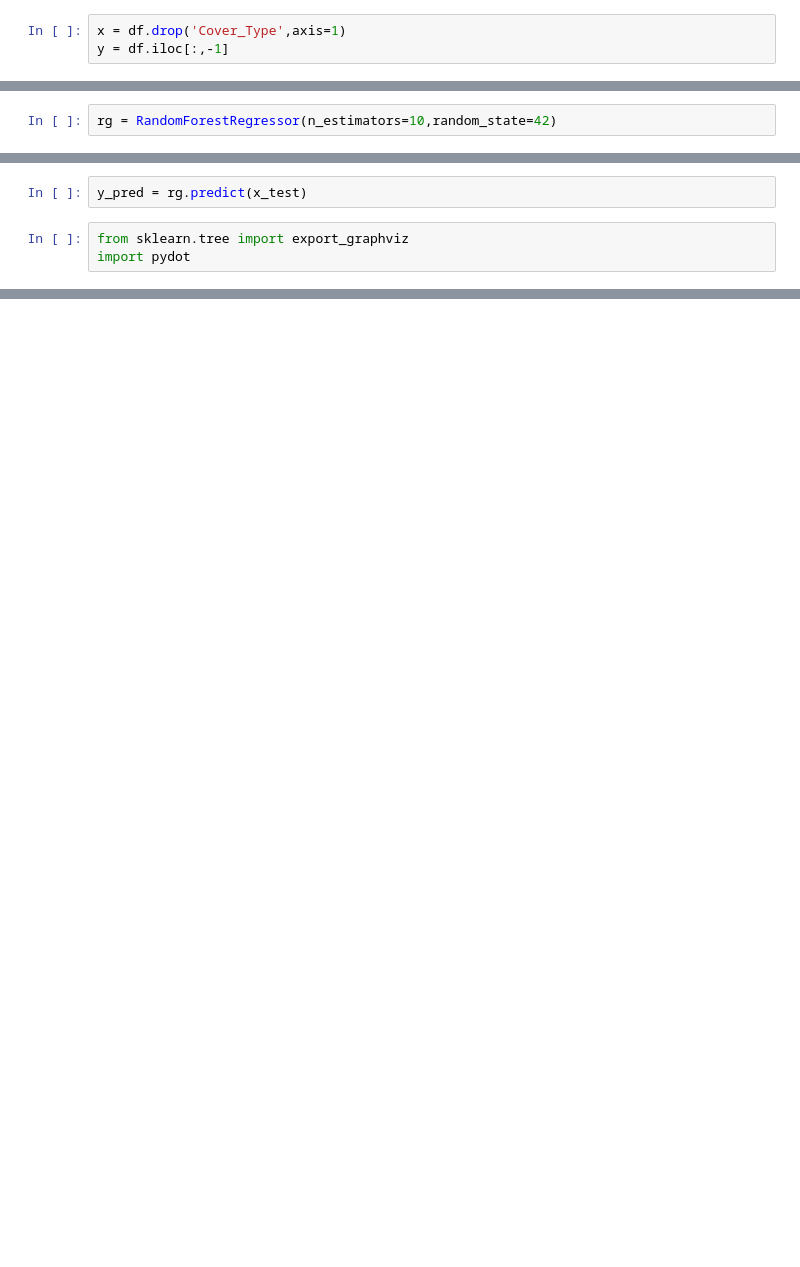
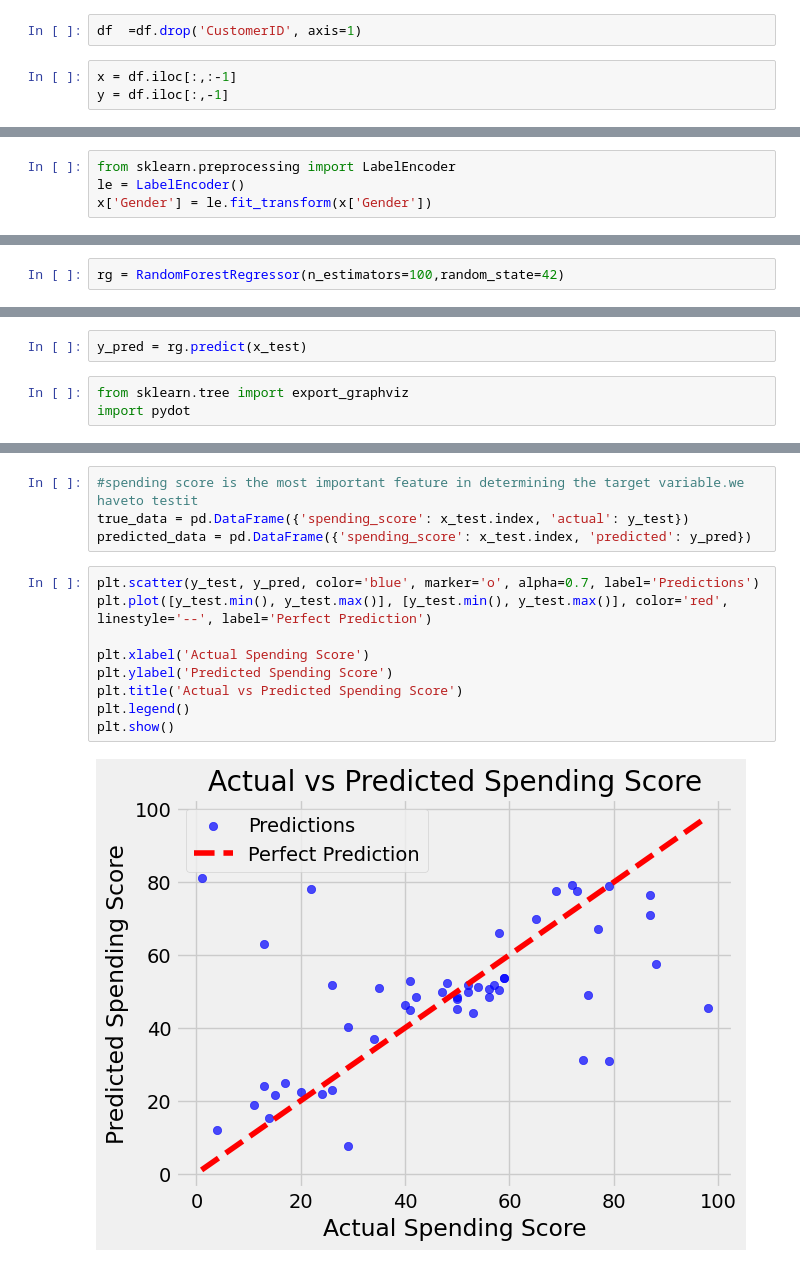
Before and after one commit to anmolS-1104/SML, a Jupyter notebook: SML /Exp 10/Part 1.ipynb, the cells around one changed output, grey strips where cells are left out. Saved outputs shown, nothing was run; the diff lists cells and outputs as text; blank space fills up the shorter version.

```diff
--- a/SML /Exp 10/Part 1.ipynb
+++ b/SML /Exp 10/Part 1.ipynb
@@ -48,3 +23,5 @@ df.head(5)
+# %%
+df  =df.drop('CustomerID', axis=1)
 # %%
-x = df.drop('Cover_Type',axis=1)
+x = df.iloc[:,:-1]
 y = df.iloc[:,-1]
@@ -51,8 +44,12 @@ y = df.iloc[:,-1]
+# %%
+from sklearn.preprocessing import LabelEncoder
+le = LabelEncoder()
+x['Gender'] = le.fit_transform(x['Gender'])
 # %%
 from sklearn.model_selection import train_test_split
 x_train,x_test,y_train,y_test= train_test_split(x,y,random_state=42,test_size=0.25)
 # %%
-rg = RandomForestRegressor(n_estimators=10,random_state=42)
+rg = RandomForestRegressor(n_estimators=100,random_state=42)
 # %%
 rg.fit(x_train,y_train)
 # %% [output]
@@ -93,0 +102,15 @@ plt.xlabel('Variable')
+# %%
+#spending score is the most important feature in determining the target variable.we haveto testit
+true_data = pd.DataFrame({'spending_score': x_test.index, 'actual': y_test})
+predicted_data = pd.DataFrame({'spending_score': x_test.index, 'predicted': y_pred})
+# %%
+plt.scatter(y_test, y_pred, color='blue', marker='o', alpha=0.7, label='Predictions')
+plt.plot([y_test.min(), y_test.max()], [y_test.min(), y_test.max()], color='red', linestyle='--', label='Perfect Prediction')
+
+plt.xlabel('Actual Spending Score')
+plt.ylabel('Predicted Spending Score')
+plt.title('Actual vs Predicted Spending Score')
+plt.legend()
+plt.show()
+# %% [output]
+[figure, added]
```
Also changed, not shown: parts of 10 cells of this notebook, 7 other files.
